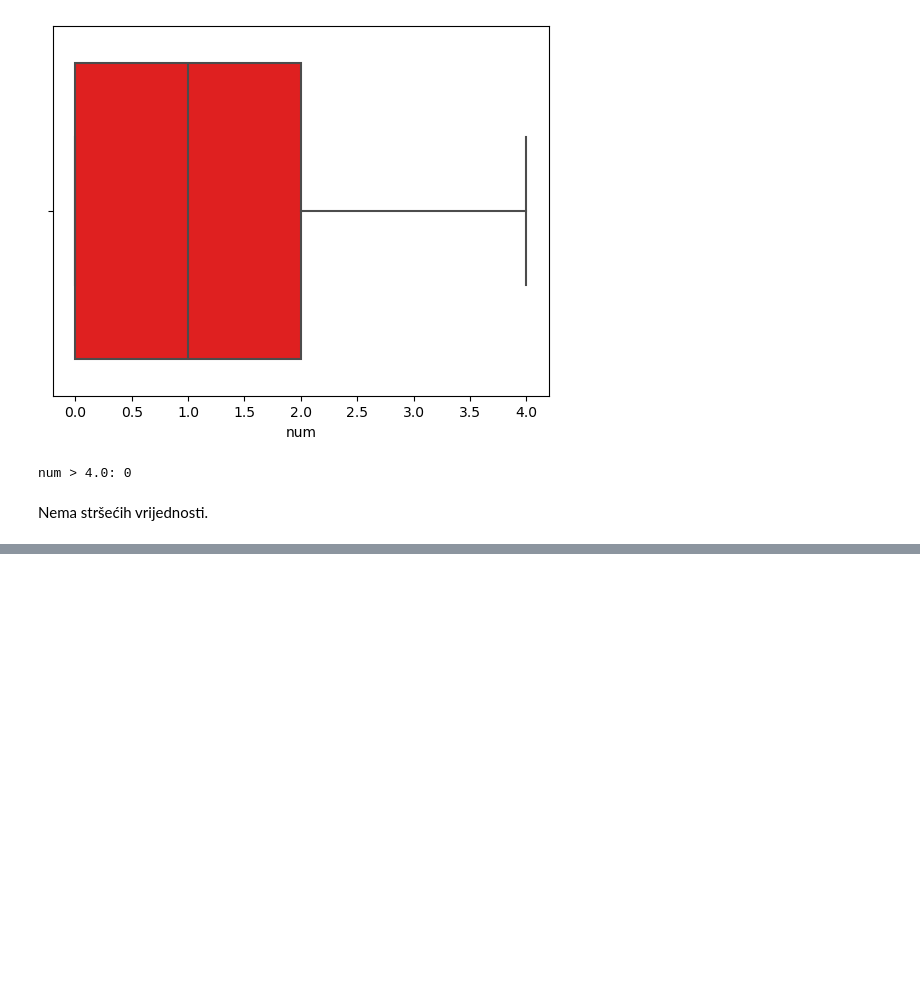
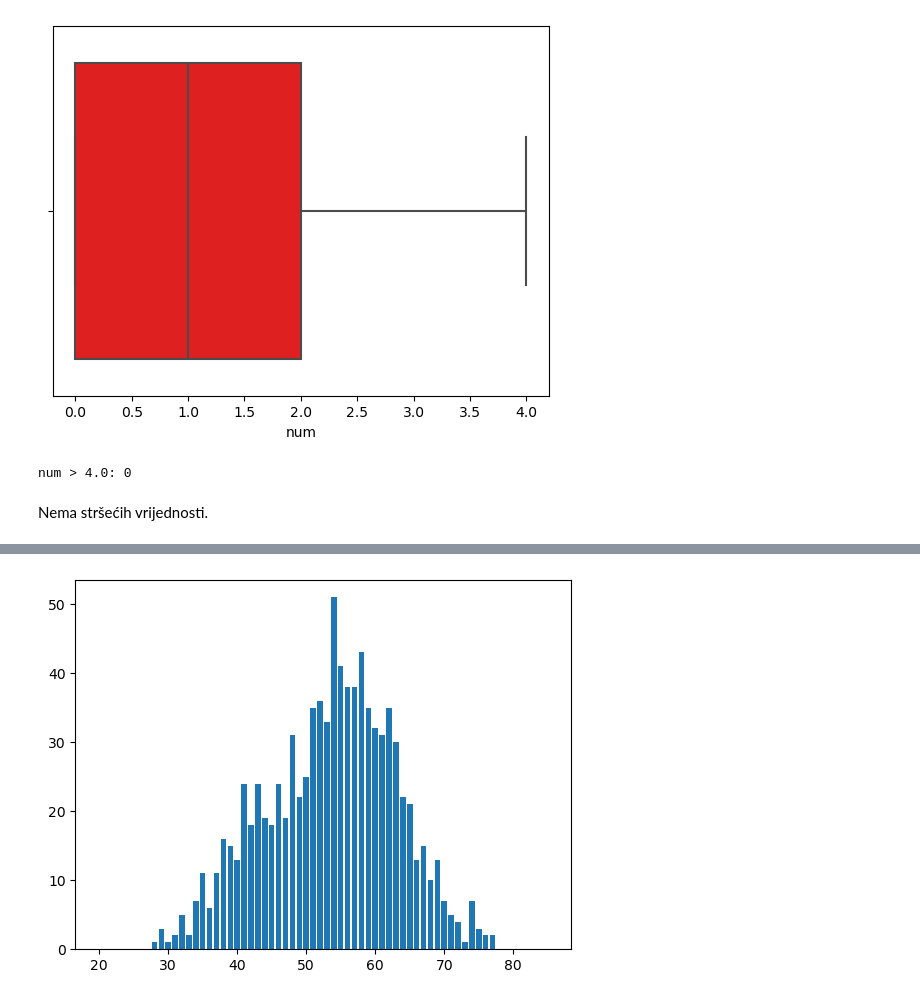
Before and after one commit to lucijaprodan/UZOP-project, a Jupyter notebook: ML_hf_analysis.ipynb, the cells around one changed output, grey strips where cells are left out. Cells and saved outputs as stored; diff of their text form; code cells hidden in the pictures; blank space fills up the shorter version.

```diff
--- a/ML_hf_analysis.ipynb
+++ b/ML_hf_analysis.ipynb
@@ -595,0 +607,11 @@ Nema stršećih vrijednosti.
+# %%
+count_per_sex = df['age'].value_counts()
+
+labels = count_per_sex.index
+sizes = count_per_sex.values
+
+plt.bar(labels, sizes)
+plt.axis('equal')
+plt.show()
+# %% [output]
+[figure, added]
```
Also changed, not shown: parts of 7 cells of this notebook.
